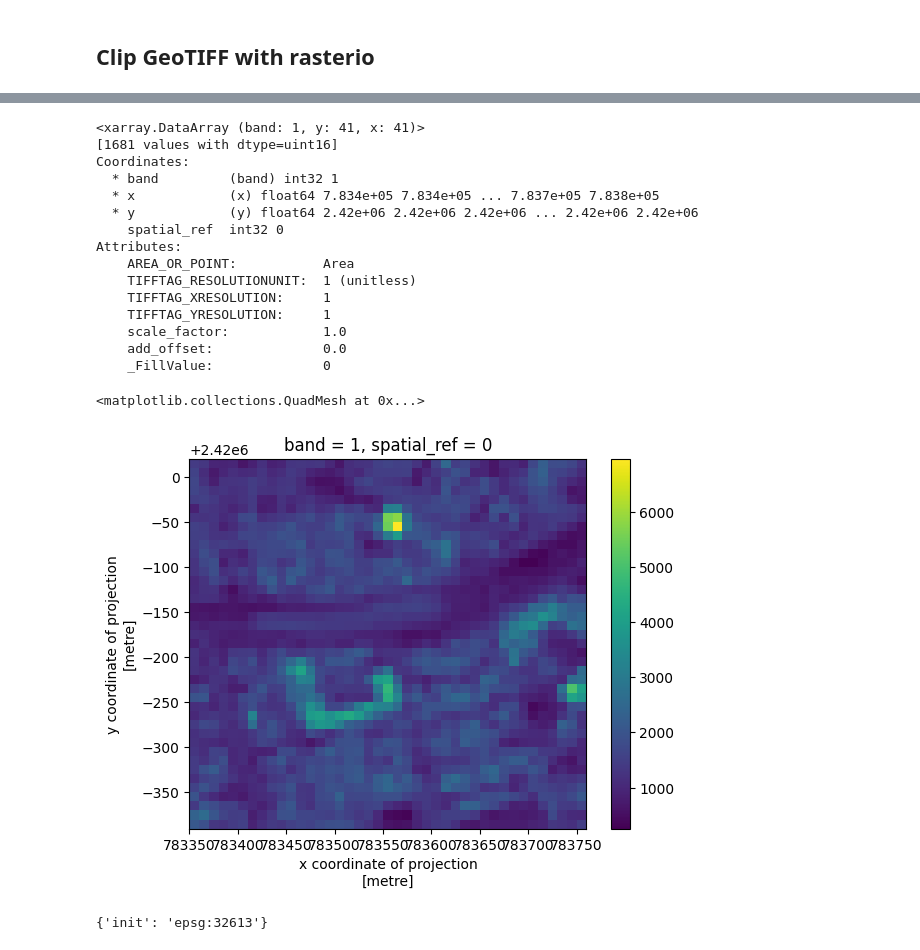
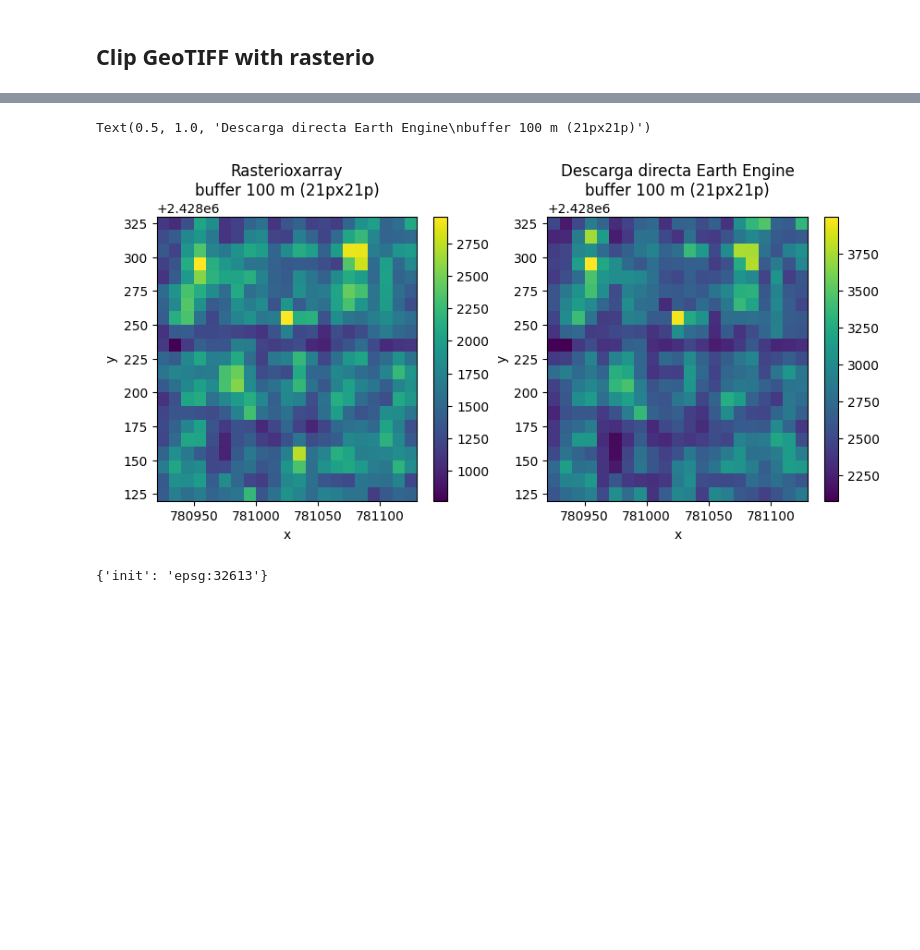
Before and after one commit to erickfama/rs_leaks, a Jupyter notebook: src/2_patches.ipynb, the cells around one changed output, grey strips where cells are left out. Cells and saved outputs as stored; diff of their text form; code cells hidden in the pictures; blank space fills up the shorter version.

```diff
--- a/src/2_patches.ipynb
+++ b/src/2_patches.ipynb
@@ -160,23 +164,6 @@ img1 = rioxarray.open_rasterio("../data/images/20221210T171721_20221210T172008_T
 
 # Crop raster with bounding box
 img1_clip = img1.rio.clip_box(*geo.total_bounds)
-print(img1_clip)
-img1_clip.plot()
+
+# Save rioxarray patch
+img1_clip.rio.to_raster("../data/patches/leak_no_patch_riox.tif")
-# %% [output]
-<xarray.DataArray (band: 1, y: 41, x: 41)>
-[1681 values with dtype=uint16]
-Coordinates:
-  * band         (band) int32 1
-  * x            (x) float64 7.834e+05 7.834e+05 ... 7.837e+05 7.838e+05
-  * y            (y) float64 2.42e+06 2.42e+06 2.42e+06 ... 2.42e+06 2.42e+06
-    spatial_ref  int32 0
-Attributes:
-    AREA_OR_POINT:           Area
-    TIFFTAG_RESOLUTIONUNIT:  1 (unitless)
-    TIFFTAG_XRESOLUTION:     1
-    TIFFTAG_YRESOLUTION:     1
-    scale_factor:            1.0
-    add_offset:              0.0
-    _FillValue:              0
-<matplotlib.collections.QuadMesh at 0x...>
-[figure, removed]
@@ -186,3 +170,17 @@ img1_clip.rio.to_raster("../data/patches/leak_no_patch_riox.tif")
+# %%
+img1_clip_rio = rioxarray.open_rasterio("../data/patches/leak_no_patch_riox.tif")
+img1_clip_ee = rioxarray.open_rasterio("../data/patches/20221128T172649_20221128T173505_T13QGE.B2.tif")
+
+figure, ((ax1, ax2)) = plt.subplots(1, 2, figsize = (10, 4))
+
+img1_clip_rio.plot(ax = ax1)
+ax1.set_title("Rasterioxarray\nbuffer 100 m (21px21p)")
+
+img1_clip_ee.plot(ax = ax2)
+ax2.set_title("Descarga directa Earth Engine\nbuffer 100 m (21px21p)")
+# %% [output]
+Text(0.5, 1.0, 'Descarga directa Earth Engine\nbuffer 100 m (21px21p)')
+[figure, added]
 # %%
 img1.crs.data
 # %% [output]
```
Also changed, not shown: parts of 20 cells of this notebook.
